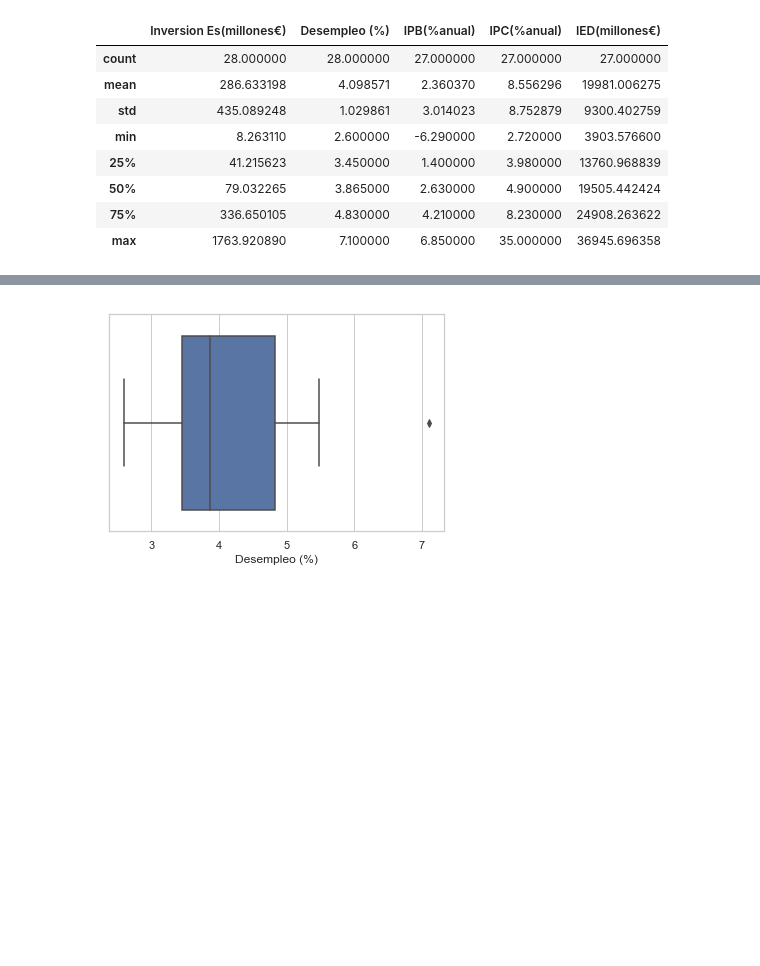
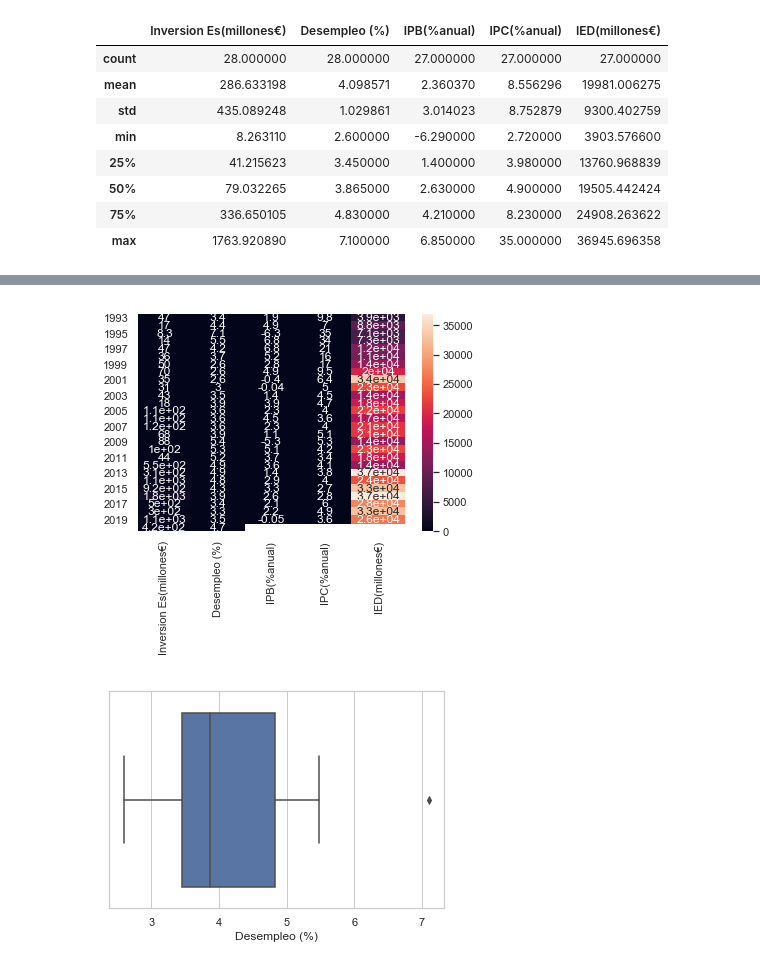
Before and after one commit to Afri-cola/Kschool-TFM, a Jupyter notebook: Inversion Española en México.ipynb, the cells around one changed output, grey strips where cells are left out. Cells and saved outputs as stored; diff of their text form; code cells hidden in the pictures; blank space fills up the shorter version.

```diff
--- a/Inversion Española en México.ipynb
+++ b/Inversion Española en México.ipynb
@@ -175,3 +188,8 @@ df_mex_var.describe()
+# %%
+sns.heatmap(df_mex_var, annot=True)
+plt.show()
+# %% [output]
+[figure, added]
 # %%
 sns.set_theme(style="whitegrid")
 ax = sns.boxplot(x=df_mex_var['Desempleo (%)'])
```
Also changed, not shown: parts of 1 cell of this notebook.
